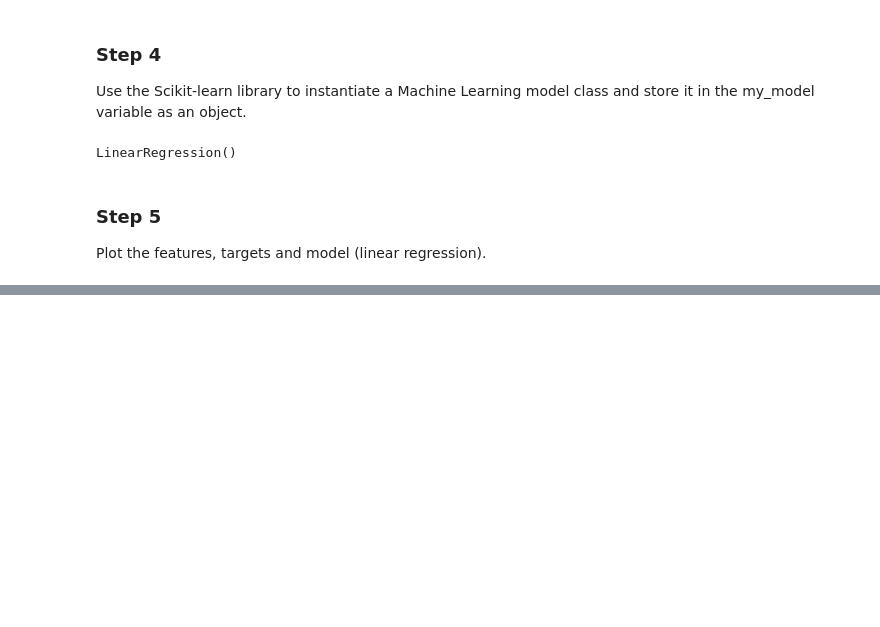
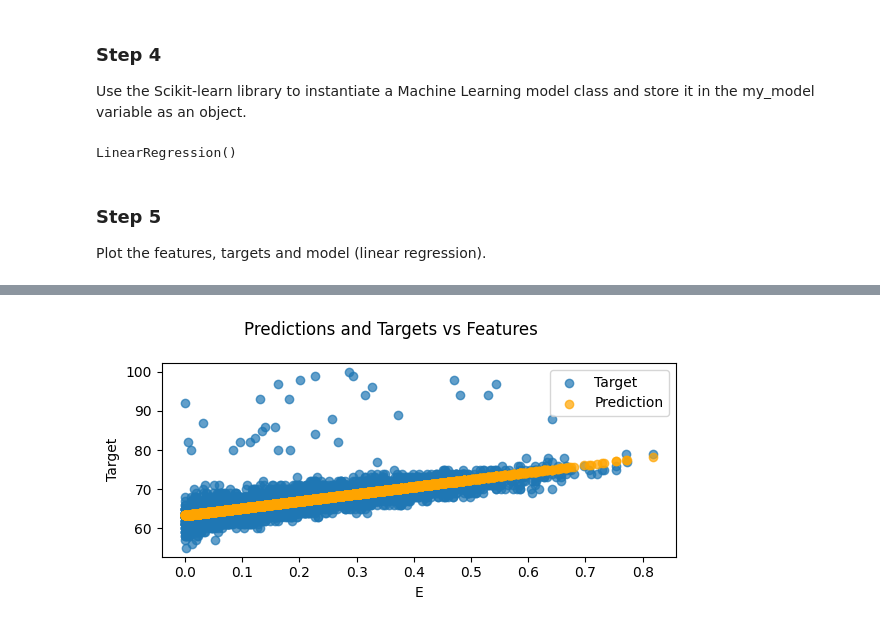
Before and after one commit to TempeHS/2025SE-MaxH-Task2, a Jupyter notebook: 1.Model_Development/1.3.Model_Training/1.3.2.Linear_Regression.ipynb, the cells around one changed output, grey strips where cells are left out. Drawn from its saved outputs; the diff is of its cells as text; code cells hidden in the pictures; blank space fills up the shorter version.

```diff
--- a/1.Model_Development/1.3.Model_Training/1.3.2.Linear_Regression.ipynb
+++ b/1.Model_Development/1.3.Model_Training/1.3.2.Linear_Regression.ipynb
@@ -63,0 +198,28 @@ plt.show()
+# %%
+# Generate predictions
+y_pred = my_model.predict(x)
+
+# Check if x has multiple features or just one
+if x.ndim == 1 or x.shape[1] == 1:
+    # Handle the case for a single feature
+    fig, ax = plt.subplots(1, 1, figsize=(6, 3), sharey=True)
+    ax.scatter(x, y, label='Target', alpha=0.7)
+    ax.scatter(x, y_pred, color="orange", label='Prediction', alpha=0.7)
+    ax.set_xlabel(x_name[0])
+    ax.set_ylabel("Target")
+    ax.legend()
+else:
+    # Handle the case for multiple features
+    fig, ax = plt.subplots(1, len(x_name), figsize=(12, 3), sharey=True)
+    for i in range(len(ax)):
+        ax[i].scatter(x[:, i], y, label='Target', alpha=0.7)
+        ax[i].scatter(x[:, i], y_pred, color="orange", label='Prediction', alpha=0.7)
+        ax[i].set_xlabel(x_name[i])
+    ax[0].set_ylabel("Target")
+    ax[0].legend()
+
+fig.suptitle("Predictions and Targets vs Features")
+plt.tight_layout()
+plt.show()
+# %% [output]
+[figure, added]
```
Also changed, not shown: parts of 12 cells of this notebook, 17 other files.
